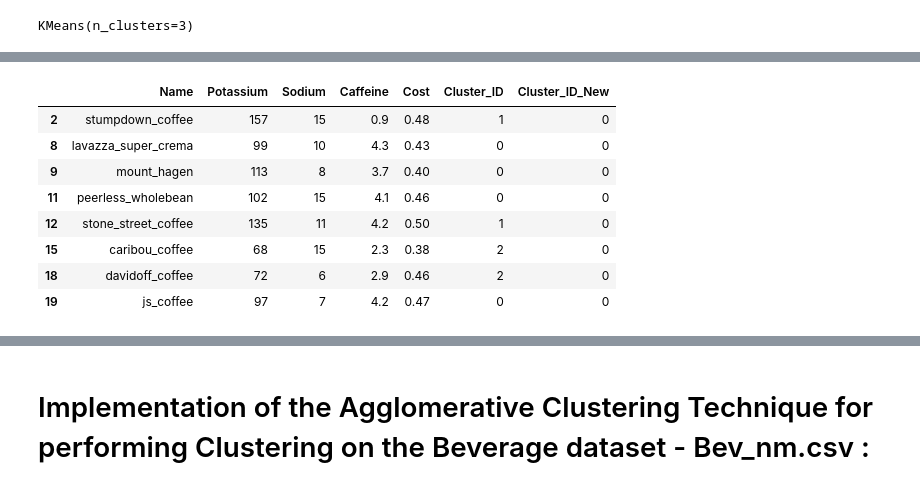
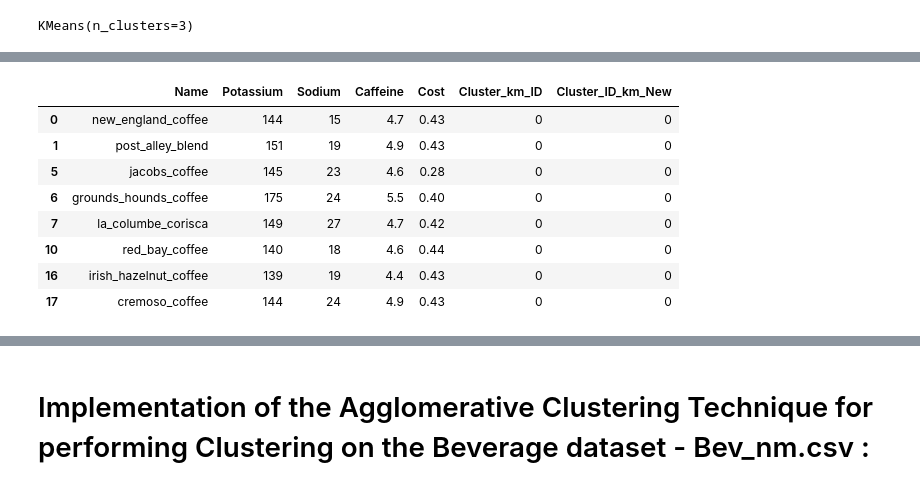
Before and after one commit to Niharika-20-MAI-01/Winter-2021-MLTechniques-LabCSE6024-Niharika-20MAI01, a Jupyter notebook: MLT-lab-CSE6024_20MAI0001_K Means Clustering and Agglomerative Clustering Implementataion_Lab-Assessment-2.ipynb, the cells around one changed output, grey strips where cells are left out. Saved outputs shown, nothing was run; the diff lists cells and outputs as text; code cells hidden in the pictures.

```diff
--- a/MLT-lab-CSE6024_20MAI0001_K Means Clustering and Agglomerative Clustering Implementataion_Lab-Assessment-2.ipynb
+++ b/MLT-lab-CSE6024_20MAI0001_K Means Clustering and Agglomerative Clustering Implementataion_Lab-Assessment-2.ipynb
@@ -173,14 +177,3 @@ beverages_df["Caffeine"].value_counts()
 5.2    1
 5.5    1
 Name: Caffeine, dtype: int64
-# %%
-# Converting the data type of "Name" from string to float using LabelEncoder() :
-'''from sklearn import preprocessing
-
-le = preprocessing.LabelEncoder()
-
-for Name in beverages_df.columns:
-        if beverages_df["Name"].dtype == object:
-            beverages_df["Name_fl"] = le.fit_transform(beverages_df["Name"])
-        else:
-            pass'''
@@ -223,7 +216,7 @@ KMeans(n_clusters=3)
 #each of the data items in the input Beverage dataset - 'Bev_nm.csv' is
 #km_clusters.labels_
 
-beverages_df["Cluster_ID"] = km_clusters.labels_
+beverages_df["Cluster_km_ID"] = km_clusters.labels_
 # %% [markdown]
 To view the data items of the input Beverage dataset - Bev_nm.csv , with their corresponding Labels / Cluster ID s  :
 # %%
@@ -290,10 +280,3 @@ i.e, the Scaled down values of all the numerical valued Features of the input da
-# %%
-#The Output variable that contains the Cluster - ID s for
-#each of the data items in the Normalized version
-#(Scaled down values of all the numerical valued Features) of the input dataset is
-#km_clusters_scaled.labels_
-
-beverages_df["Cluster_ID_New"] = km_clusters_scaled.labels_
 # %%
 scaled_beverages_df1
 # %% [output]
@@ -319,0 +306,7 @@ array([[ 0.38791334,  0.00779468,  0.43380786, -0.45682969],
+# %%
+#The Output variable that contains the Cluster - ID s for
+#each of the data items in the Normalized version
+#(Scaled down values of all the numerical valued Features) of the input dataset is
+#km_clusters_scaled.labels_
+
+beverages_df["Cluster_ID_km_New"] = km_clusters_scaled.labels_
@@ -337,15 +346,15 @@ of all the Features of the dataset:
 # %%
 #To view Clusterwise data for Cluster ID : 0
-beverages_df[beverages_df.Cluster_ID_New == 0]
+beverages_df[beverages_df.Cluster_ID_km_New == 0]
 # %% [output]
-|  | Name | Potassium | Sodium | Caffeine | Cost | Cluster_ID | Cluster_ID_New |
-| 2 | stumpdown_coffee | 157 | 15 | 0.9 | 0.48 | 1 | 0 |
-| 8 | lavazza_super_crema | 99 | 10 | 4.3 | 0.43 | 0 | 0 |
-| 9 | mount_hagen | 113 | 8 | 3.7 | 0.40 | 0 | 0 |
-| 11 | peerless_wholebean | 102 | 15 | 4.1 | 0.46 | 0 | 0 |
-| 12 | stone_street_coffee | 135 | 11 | 4.2 | 0.50 | 1 | 0 |
-| 15 | caribou_coffee | 68 | 15 | 2.3 | 0.38 | 2 | 0 |
-| 18 | davidoff_coffee | 72 | 6 | 2.9 | 0.46 | 2 | 0 |
-| 19 | js_coffee | 97 | 7 | 4.2 | 0.47 | 0 | 0 |
+|  | Name | Potassium | Sodium | Caffeine | Cost | Cluster_km_ID | Cluster_ID_km_New |
+| 0 | new_england_coffee | 144 | 15 | 4.7 | 0.43 | 0 | 0 |
+| 1 | post_alley_blend | 151 | 19 | 4.9 | 0.43 | 0 | 0 |
+| 5 | jacobs_coffee | 145 | 23 | 4.6 | 0.28 | 0 | 0 |
+| 6 | grounds_hounds_coffee | 175 | 24 | 5.5 | 0.40 | 0 | 0 |
+| 7 | la_columbe_corisca | 149 | 27 | 4.7 | 0.42 | 0 | 0 |
+| 10 | red_bay_coffee | 140 | 18 | 4.6 | 0.44 | 0 | 0 |
+| 16 | irish_hazelnut_coffee | 139 | 19 | 4.4 | 0.43 | 0 | 0 |
+| 17 | cremoso_coffee | 144 | 24 | 4.9 | 0.43 | 0 | 0 |
 # %% [markdown]
 It can be observed from the preceeding output that in the Coffee brands belonging to
```
Also changed, not shown: parts of 55 cells of this notebook.
